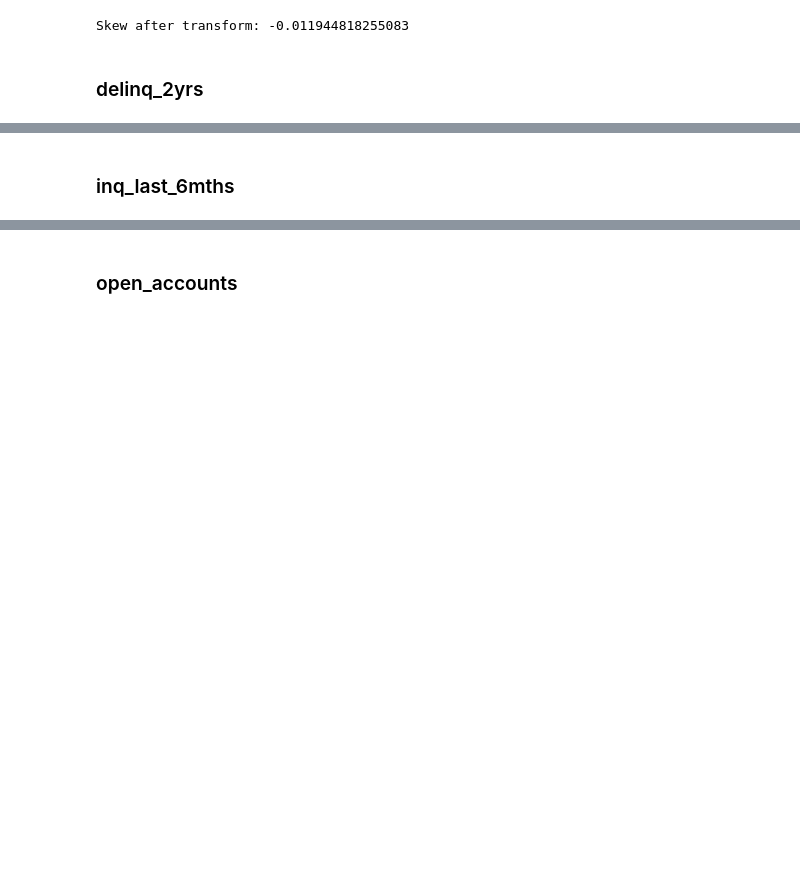
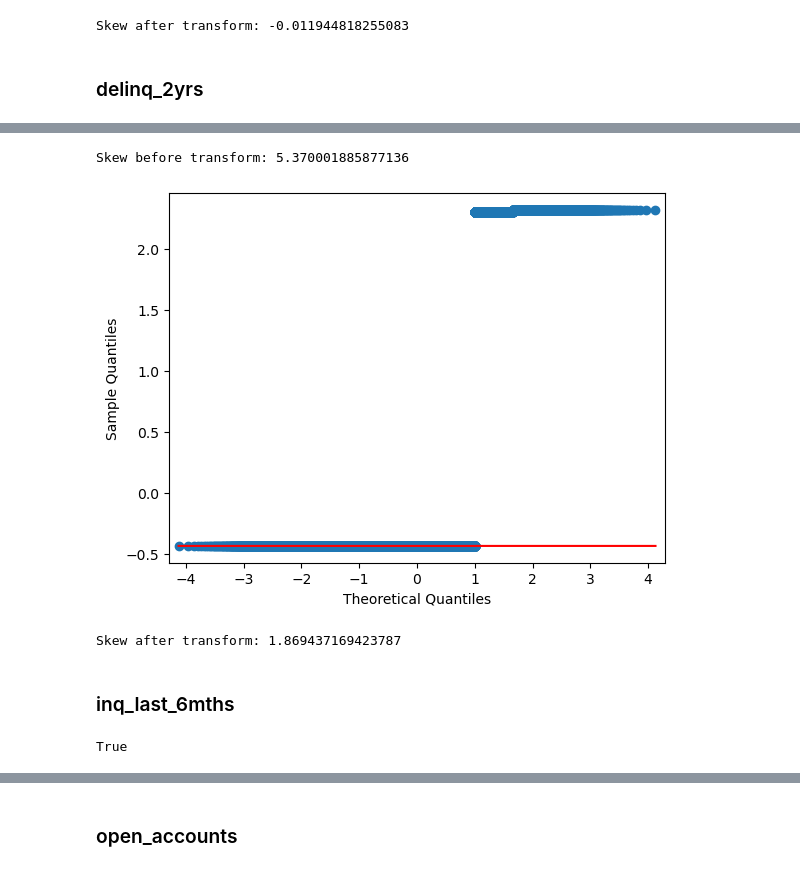
Before and after one commit to RyanCodeGit/exploratory-data-analysis---customer-loans-in-finance800, a Jupyter notebook: EDA.ipynb, the cells around one changed output, grey strips where cells are left out. Saved outputs shown, nothing was run; the diff lists cells and outputs as text; code cells hidden in the pictures; blank space fills up the shorter version.

```diff
--- a/EDA.ipynb
+++ b/EDA.ipynb
@@ -553,2 +600,16 @@ Skew after transform: -0.011944818255083
+# %%
+# Yeo-Johnson transforming delinq_2yrs to determine skew reduction
+print(f"Skew before transform: {df["delinq_2yrs"].skew()}")
+df_yj_delinq_2yrs = transform.yeojohn_tf(df, "delinq_2yrs")
+plot.plot_qq(df_yj_delinq_2yrs)
+print(f"Skew after transform: {df_yj_delinq_2yrs.skew()}")
+# %% [output]
+Skew before transform: 5.370001885877136
+[figure, added]
+Skew after transform: 1.869437169423787
 # %% [markdown]
 ### inq_last_6mths
+# %%
+inspector.contains_zero(df, "inq_last_6mths")
+# %% [output]
+True
```
Also changed, not shown: parts of 49 cells of this notebook, 1 other file.
